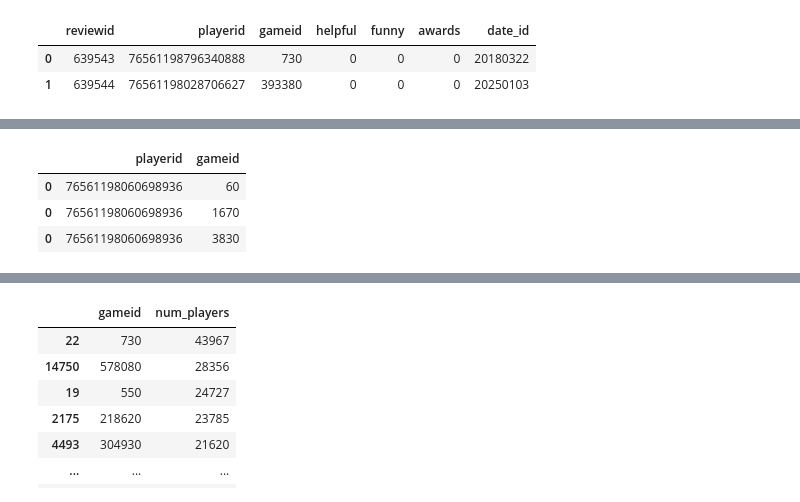
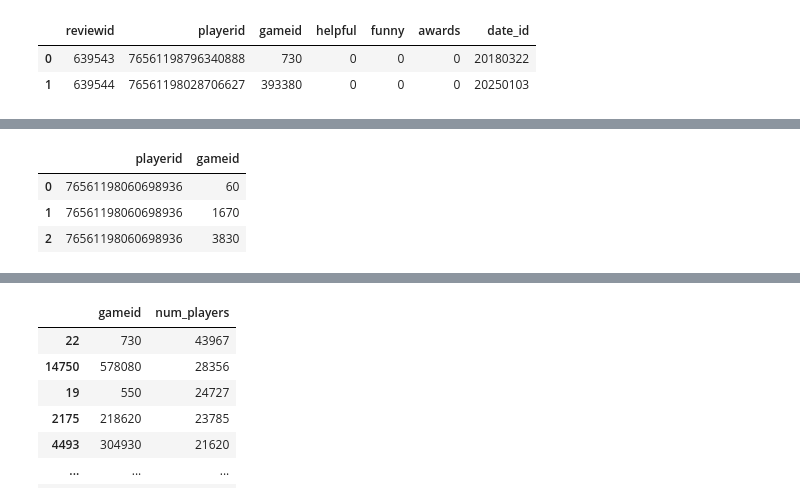
Before and after one commit to timmy1996/games, a Jupyter notebook: notebooks/data_normalisation.ipynb, the cells around one changed output, grey strips where cells are left out. Cells and saved outputs as stored; diff of their text form; code cells hidden in the pictures.

```diff
--- a/notebooks/data_normalisation.ipynb
+++ b/notebooks/data_normalisation.ipynb
@@ -180,9 +170,9 @@ purchased_games_exploded = purchased_games_exploded.rename(columns={'library': '
 # %%
-player_game_map = purchased_games_exploded
+player_game_map = library.copy()
 player_game_map.head(3)
 # %% [output]
 |  | playerid | gameid |
 | 0 | 76561198060698936 | 60 |
-| 0 | 76561198060698936 | 1670 |
-| 0 | 76561198060698936 | 3830 |
+| 1 | 76561198060698936 | 1670 |
+| 2 | 76561198060698936 | 3830 |
 # %%
```
Also changed, not shown: parts of 20 cells of this notebook, 8 other files.
